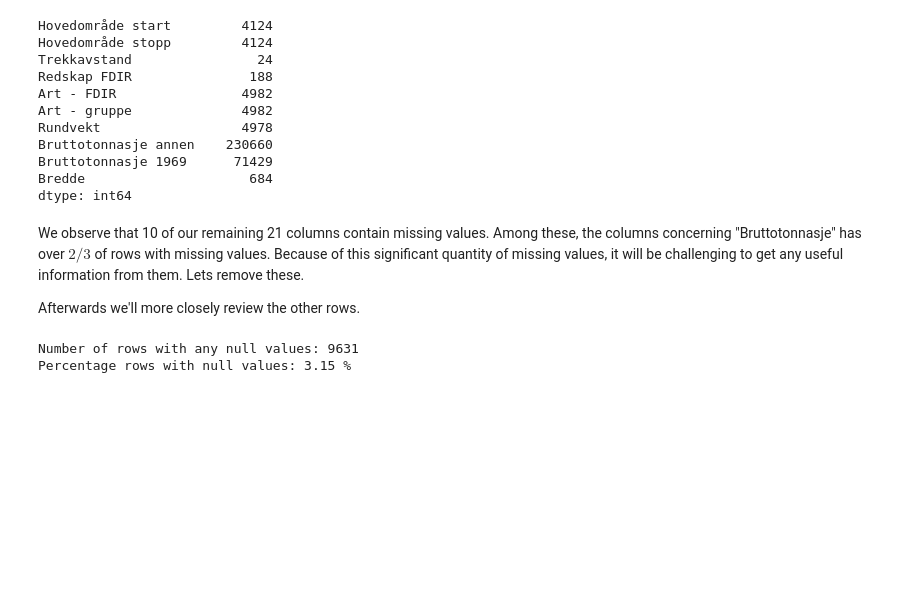
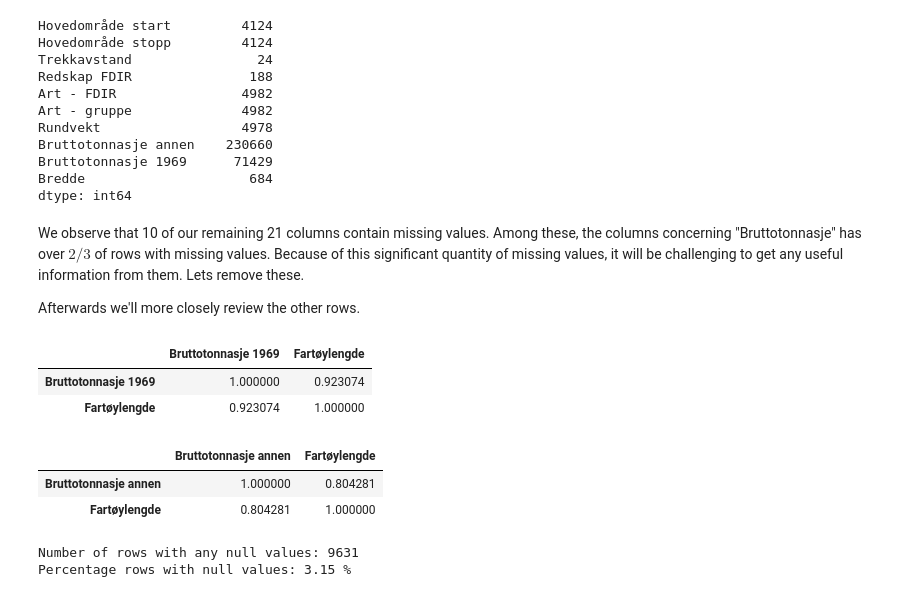
Before and after one commit to StaaleKarlstad/INFO284, a Jupyter notebook: Notebooks/random_forest.ipynb, the cells around one changed output. Drawn from its saved outputs; the diff is of its cells as text; code cells hidden in the pictures; blank space fills up the shorter version.

Commit message:
Added correlation between "Fartøylengde" og "Bruttotonnasje"

```diff
--- a/Notebooks/random_forest.ipynb
+++ b/Notebooks/random_forest.ipynb
@@ -161,6 +161,31 @@ dtype: int64
 We observe that 10 of our remaining 21 columns contain missing values. Among these, the columns concerning "Bruttotonnasje" has over $2/3$ of rows with missing values. Because of this significant quantity of missing values, it will be challenging to get any useful information from them. Lets remove these.
 
 Afterwards we'll more closely review the other rows.
+# %%
+def filter_not_null_and_drop(df: pd.DataFrame, a: str, b: str):
+    filtered_df = df[df[a].notna()]
+    return filtered_df.drop(columns=[b])
+# %%
+a = "Bruttotonnasje 1969"
+b = "Bruttotonnasje annen"
+
+filtered_df_sixty_nine = filter_not_null_and_drop(df, a, b)
+filtered_df_other = filter_not_null_and_drop(df, b, a)
+# %%
+df_corr_brutto_sixty_nine = filtered_df_sixty_nine[[a, 'Fartøylengde']].corr()
+df_corr_brutto_other = filtered_df_other[[b, 'Fartøylengde']].corr()
+# %%
+df_corr_brutto_sixty_nine
+# %% [output]
+|  | Bruttotonnasje 1969 | Fartøylengde |
+| Bruttotonnasje 1969 | 1.000000 | 0.923074 |
+| Fartøylengde | 0.923074 | 1.000000 |
+# %%
+df_corr_brutto_other
+# %% [output]
+|  | Bruttotonnasje annen | Fartøylengde |
+| Bruttotonnasje annen | 1.000000 | 0.804281 |
+| Fartøylengde | 0.804281 | 1.000000 |
 # %%
 df.drop(['Bruttotonnasje 1969', 'Bruttotonnasje annen'], axis=1, inplace=True)
 # %%
```
